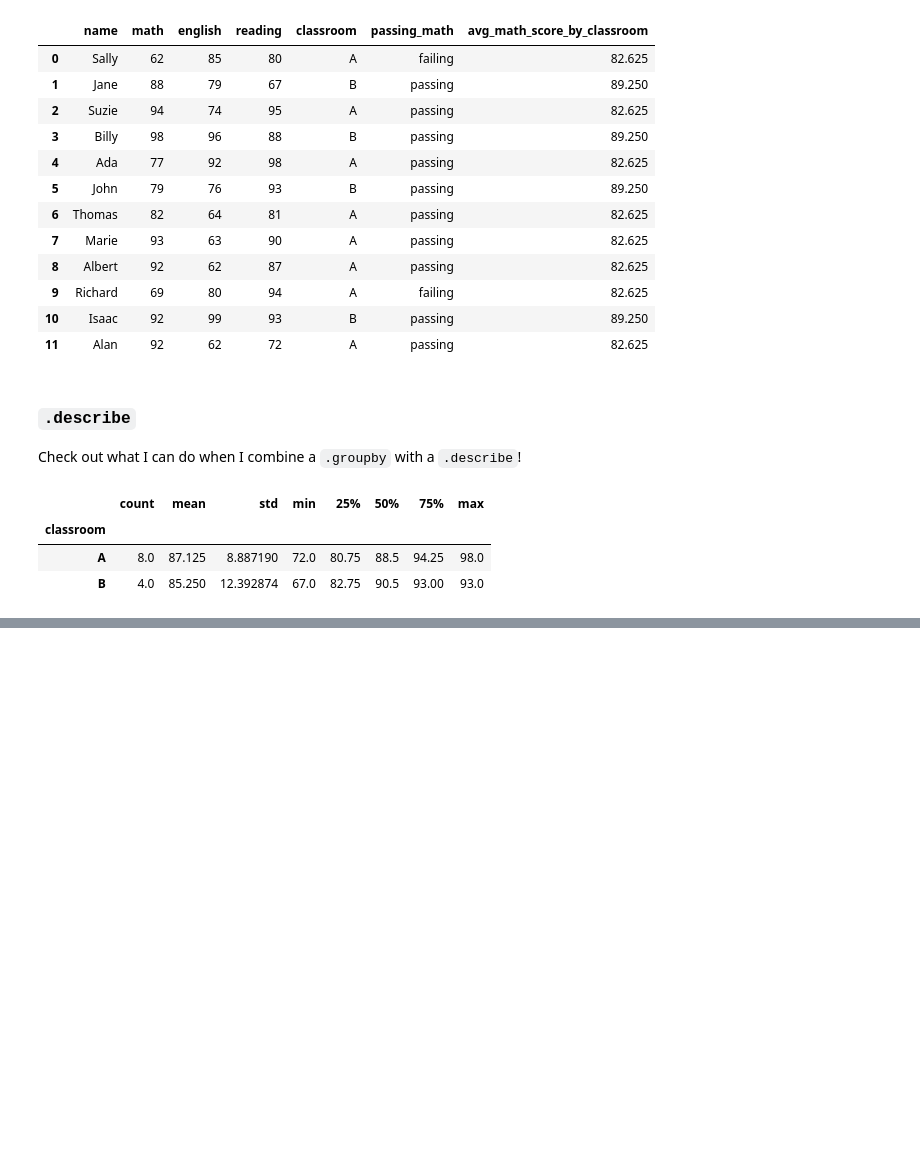
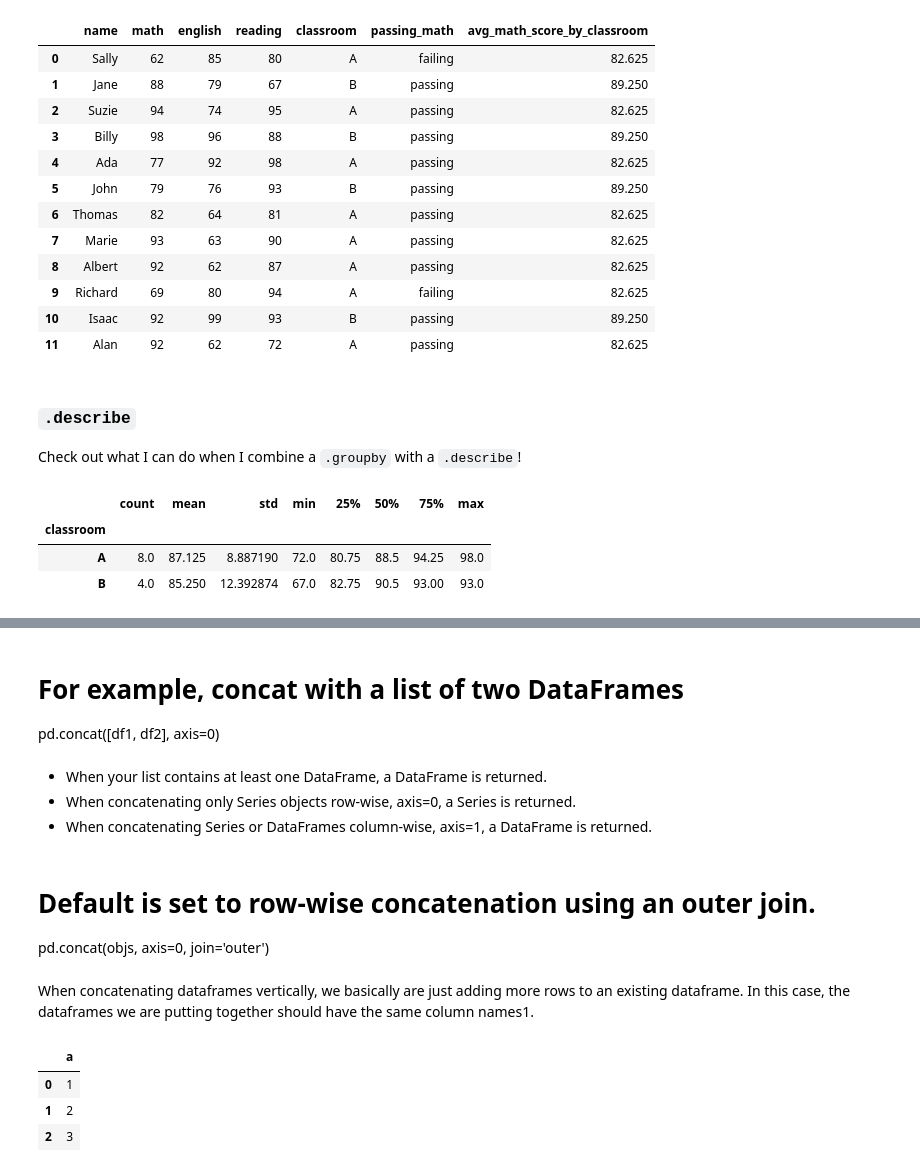
Before and after one commit to RichardAlcabes22/codeup_review, a Jupyter notebook: 3-data_science_libraries/00_pandas_adv_dataframes_lesson.ipynb, the cells around one changed output, grey strips where cells are left out. Drawn from its saved outputs; the diff is of its cells as text; code cells hidden in the pictures; blank space fills up the shorter version.

```diff
--- a/3-data_science_libraries/00_pandas_adv_dataframes_lesson.ipynb
+++ b/3-data_science_libraries/00_pandas_adv_dataframes_lesson.ipynb
@@ -398,0 +409,22 @@ df.groupby('classroom').reading.describe()
+# %% [markdown]
+# For example, concat with a list of two DataFrames
+pd.concat([df1, df2], axis=0)
+# %% [markdown]
+- When your list contains at least one DataFrame, a DataFrame is returned.
+- When concatenating only Series objects row-wise, axis=0, a Series is returned.
+- When concatenating Series or DataFrames column-wise, axis=1, a DataFrame is returned.
+# %% [markdown]
+# Default is set to row-wise concatenation using an outer join.
+pd.concat(objs, axis=0, join='outer')
+# %% [markdown]
+When concatenating dataframes vertically, we basically are just adding more rows to an existing dataframe. In this case, the dataframes we are putting together should have the same column names1.
+# %%
+df1 = pd.DataFrame({'a': [1, 2, 3]})
+df2 = pd.DataFrame({'a': [4, 5, 6]})
+
+df1
+# %% [output]
+|  | a |
+| 0 | 1 |
+| 1 | 2 |
+| 2 | 3 |
```
Also changed, not shown: parts of 2 cells of this notebook.
